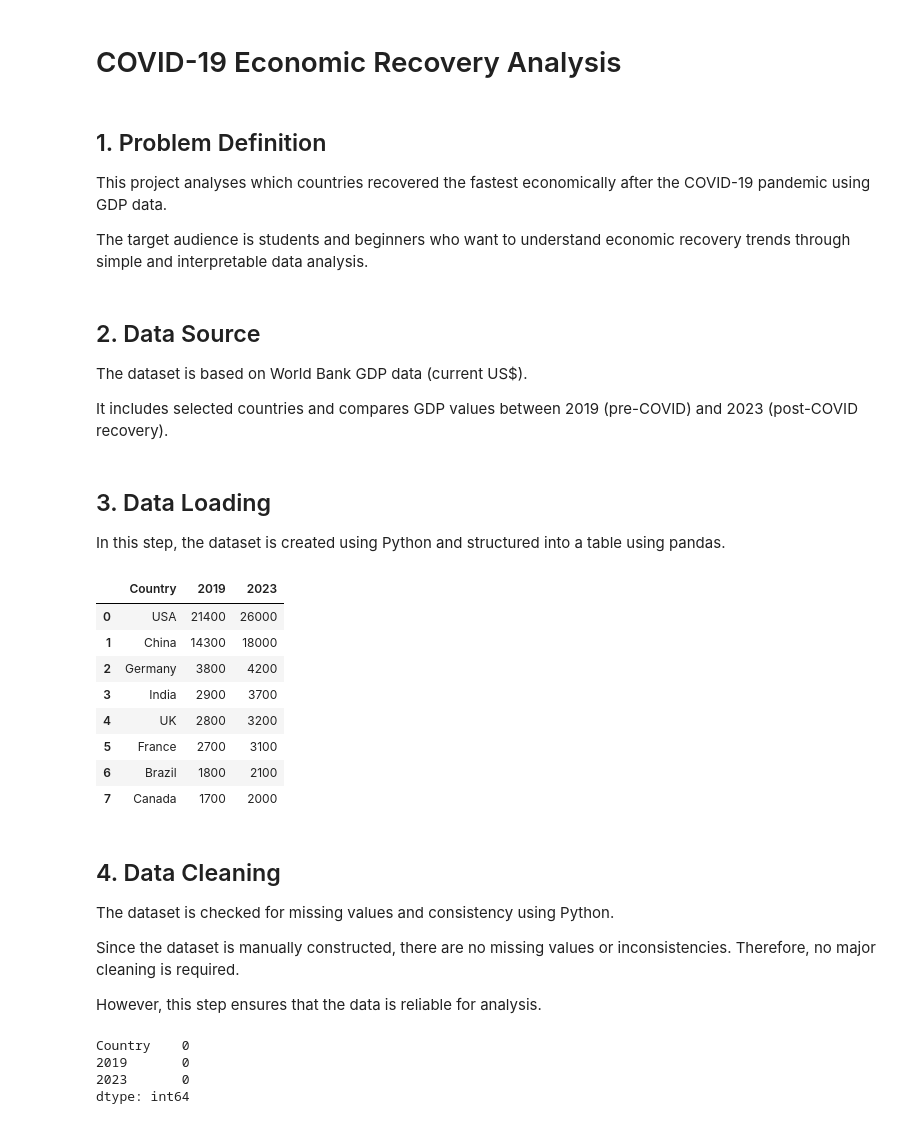
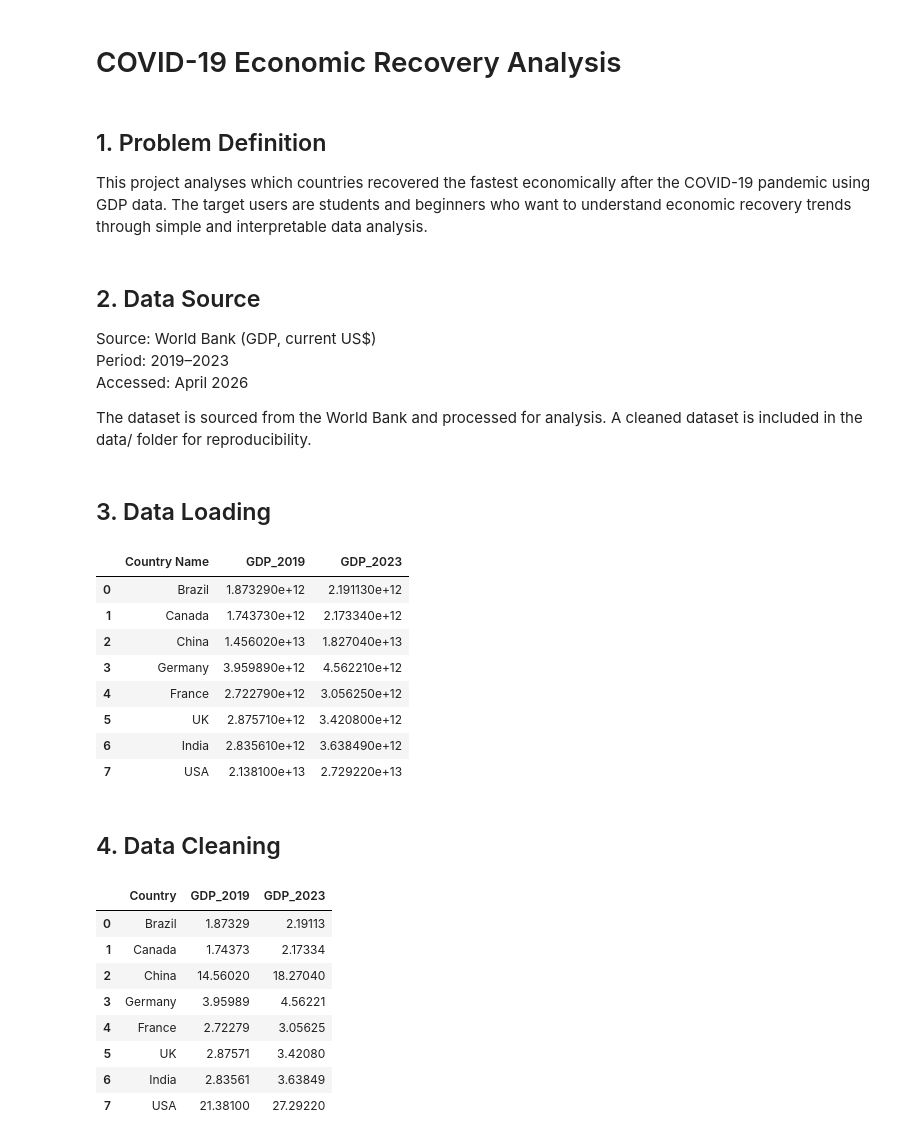
Before and after one commit to 3497816320-cmyk/acc102-covid-recovery-analysis, a Jupyter notebook: covid_recovery_analysis.ipynb, the cells around one changed output. Cells and saved outputs as stored; diff of their text form; code cells hidden in the pictures.

```diff
--- a/covid_recovery_analysis.ipynb
+++ b/covid_recovery_analysis.ipynb
@@ -3,52 +3,51 @@
 # %% [markdown]
 ## 1. Problem Definition
 
-This project analyses which countries recovered the fastest economically after the COVID-19 pandemic using GDP data.
-
-The target audience is students and beginners who want to understand economic recovery trends through simple and interpretable data analysis.
+This project analyses which countries recovered the fastest economically after the COVID-19 pandemic using GDP data. The target users are students and beginners who want to understand economic recovery trends through simple and interpretable data analysis.
 # %% [markdown]
 ## 2. Data Source
 
-The dataset is based on World Bank GDP data (current US$).
+Source: World Bank (GDP, current US$)
+Period: 2019–2023
+Accessed: April 2026
 
-It includes selected countries and compares GDP values between 2019 (pre-COVID) and 2023 (post-COVID recovery).
+The dataset is sourced from the World Bank and processed for analysis. A cleaned dataset is included in the data/ folder for reproducibility.
 # %% [markdown]
 ## 3. Data Loading
-
-In this step, the dataset is created using Python and structured into a table using pandas.
 # %%
 import pandas as pd
-import matplotlib.pyplot as plt
 
-df = pd.DataFrame({
-    "Country": ["USA", "China", "Germany", "India", "UK", "France", "Brazil", "Canada"],
-    "2019": [21400, 14300, 3800, 2900, 2800, 2700, 1800, 1700],
-    "2023": [26000, 18000, 4200, 3700, 3200, 3100, 2100, 2000]
-})
+df = pd.read_csv("data/world_bank_gdp.csv")
 
 df
 # %% [output]
-|  | Country | 2019 | 2023 |
-| 0 | USA | 21400 | 26000 |
-| 1 | China | 14300 | 18000 |
-| 2 | Germany | 3800 | 4200 |
-| 3 | India | 2900 | 3700 |
-| 4 | UK | 2800 | 3200 |
-| 5 | France | 2700 | 3100 |
-| 6 | Brazil | 1800 | 2100 |
-| 7 | Canada | 1700 | 2000 |
+|  | Country Name | GDP_2019 | GDP_2023 |
+| 0 | Brazil | 1.873290e+12 | 2.191130e+12 |
+| 1 | Canada | 1.743730e+12 | 2.173340e+12 |
+| 2 | China | 1.456020e+13 | 1.827040e+13 |
+| 3 | Germany | 3.959890e+12 | 4.562210e+12 |
+| 4 | France | 2.722790e+12 | 3.056250e+12 |
+| 5 | UK | 2.875710e+12 | 3.420800e+12 |
+| 6 | India | 2.835610e+12 | 3.638490e+12 |
+| 7 | USA | 2.138100e+13 | 2.729220e+13 |
 # %% [markdown]
 ## 4. Data Cleaning
-
-The dataset is checked for missing values and consistency using Python.
-
-Since the dataset is manually constructed, there are no missing values or inconsistencies. Therefore, no major cleaning is required.
-
-However, this step ensures that the data is reliable for analysis.
 # %%
-df.isnull().sum()
+# Rename columns
+df.columns = ["Country", "GDP_2019", "GDP_2023"]
+
+# Convert to trillion USD for readability
+df["GDP_2019"] = df["GDP_2019"] / 1e12
+df["GDP_2023"] = df["GDP_2023"] / 1e12
+
+df
 # %% [output]
-Country    0
-2019       0
-2023       0
-dtype: int64
+|  | Country | GDP_2019 | GDP_2023 |
+| 0 | Brazil | 1.87329 | 2.19113 |
+| 1 | Canada | 1.74373 | 2.17334 |
+| 2 | China | 14.56020 | 18.27040 |
+| 3 | Germany | 3.95989 | 4.56221 |
+| 4 | France | 2.72279 | 3.05625 |
+| 5 | UK | 2.87571 | 3.42080 |
+| 6 | India | 2.83561 | 3.63849 |
+| 7 | USA | 21.38100 | 27.29220 |
```
Also changed, not shown: parts of 16 cells of this notebook.
